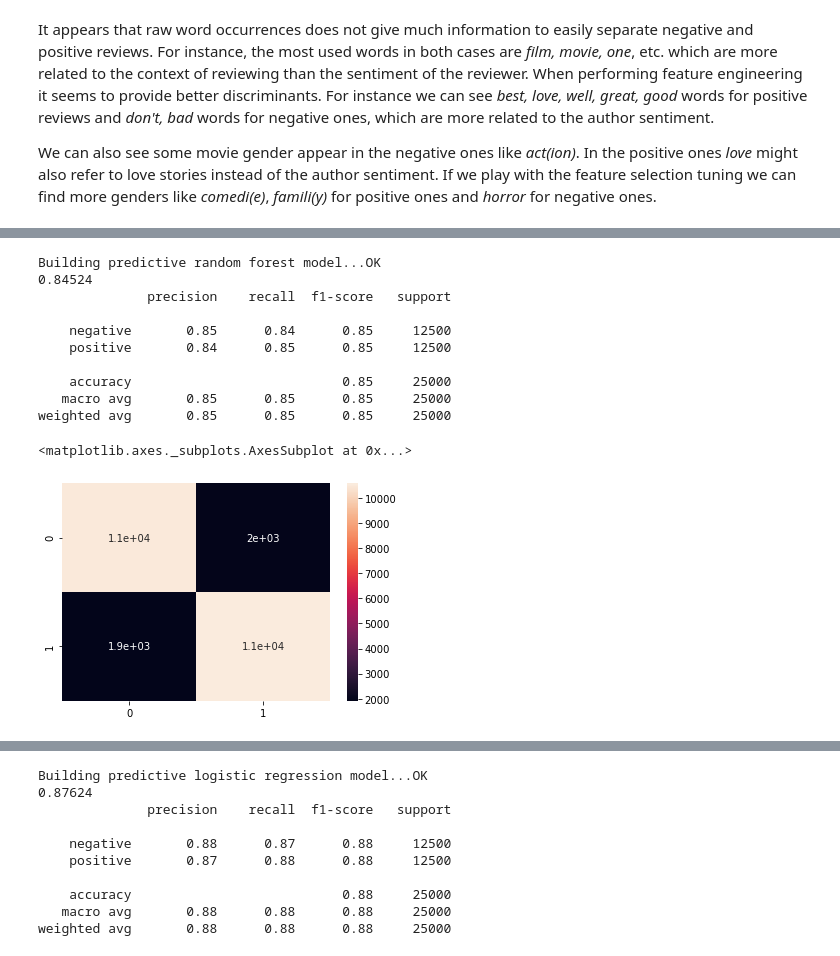
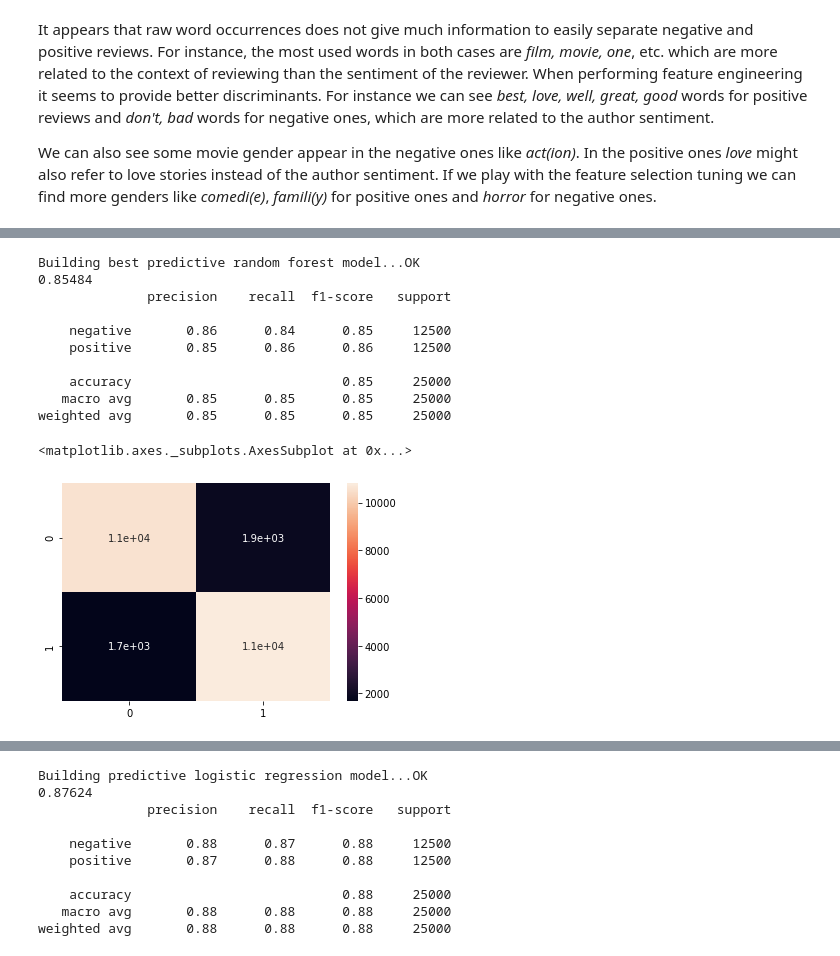
Before and after one commit to claustres/ml-mooc, a Jupyter notebook: Machine Learning/chapter6/Capstone-Project.ipynb, the cells around one changed output, grey strips where cells are left out. Cells and saved outputs as stored; diff of their text form; code cells hidden in the pictures.

```diff
--- a/Machine Learning/chapter6/Capstone-Project.ipynb
+++ b/Machine Learning/chapter6/Capstone-Project.ipynb
@@ -230,8 +230,8 @@ positive  12500   12500
 # %%
 # Simplify data for testing purpose
 # SKIP to handle all data
-test_data = test_data.head(100)
-train_data = test_data.head(100)
+#test_data = test_data.head(100)
+#train_data = test_data.head(100)
 # %%
 from sklearn.feature_extraction.text import TfidfVectorizer
 # We can select the most important features (ie words) using term frequency-inverse document frequency method
@@ -321,0 +366,16 @@ We can also see some movie gender appear in the negative ones like *act(ion)*. I
+# %%
+from sklearn.ensemble import RandomForestClassifier
+
+print('Building predictive random forest model', end='...')
+# Fit a predictive model based on a random forest
+model = RandomForestClassifier()
+model.fit(X_train, y_train)
+# Predict the outcome for testing data
+predictions = model.predict(X_test)
+print('OK')
+
+# Then evaluate the model
+print(accuracy_score(y_test, predictions))
+print(classification_report(y_test, predictions))
+matrix = pd.DataFrame(confusion_matrix(y_test, predictions))
+sn.heatmap(matrix, annot=True)
@@ -322,48 +395,38 @@ We can also see some movie gender appear in the negative ones like *act(ion)*. I
 # %%
-from sklearn.feature_extraction.text import TfidfVectorizer
-from sklearn.ensemble import RandomForestClassifier
 from sklearn.model_selection import GridSearchCV
-from sklearn.metrics import classification_report, confusion_matrix, accuracy_score
 
-print('Building predictive random forest model', end='...')
-vectorizer = TfidfVectorizer()
-X_train = vectorizer.fit_transform(train_data['review'])
-X_test = vectorizer.transform(test_data['review'])
-y_train = train_data['label']
-y_test = test_data['label']
-
-# Fit a predictive model based on a random forest
+print('Building best predictive random forest model', end='...')
+# We can use a grid search to optimize hyperparameters but it is far more long
 model = RandomForestClassifier()
-# We can use a grid search to optimize hyperparameters but it is far more long
 hyperparameters = {
  'n_estimators': [10, 150, 300],
  'max_depth': [30, 60, 90, None]
 }
-#grid = GridSearchCV(model, hyperparameters, cv=5, n_jobs=-1)
-#grid = grid.fit(X_train, y_train)
-#results = pd.DataFrame(grid.cv_results_).sort_values('mean_test_score', ascending=False)
-#model = RandomForestClassifier(n_estimators=results['param_n_estimators'].iloc[0],
-#                               max_depth=results['param_max_depth'].iloc[0])
+grid = GridSearchCV(model, hyperparameters, cv=5, n_jobs=-1)
+grid = grid.fit(X_train, y_train)
+results = pd.DataFrame(grid.cv_results_).sort_values('mean_test_score', ascending=False)
+model = RandomForestClassifier(n_estimators=results['param_n_estimators'].iloc[0],
+                               max_depth=results['param_max_depth'].iloc[0])
 model.fit(X_train, y_train)
 # Predict the outcome for testing data
 predictions = model.predict(X_test)
 print('OK')
 
 # Then evaluate the model
 print(accuracy_score(y_test, predictions))
 print(classification_report(y_test, predictions))
 matrix = pd.DataFrame(confusion_matrix(y_test, predictions))
 sn.heatmap(matrix, annot=True)
 # %% [output]
-Building predictive random forest model...OK
-0.84524
+Building best predictive random forest model...OK
+0.85484
               precision    recall  f1-score   support
 
-    negative       0.85      0.84      0.85     12500
-    positive       0.84      0.85      0.85     12500
+    negative       0.86      0.84      0.85     12500
+    positive       0.85      0.86      0.86     12500
 
     accuracy                           0.85     25000
    macro avg       0.85      0.85      0.85     25000
 weighted avg       0.85      0.85      0.85     25000
 <matplotlib.axes._subplots.AxesSubplot at 0x...>
-[figure, old version]
+[figure, new version]
```
Also changed, not shown: parts of 8 cells of this notebook.
